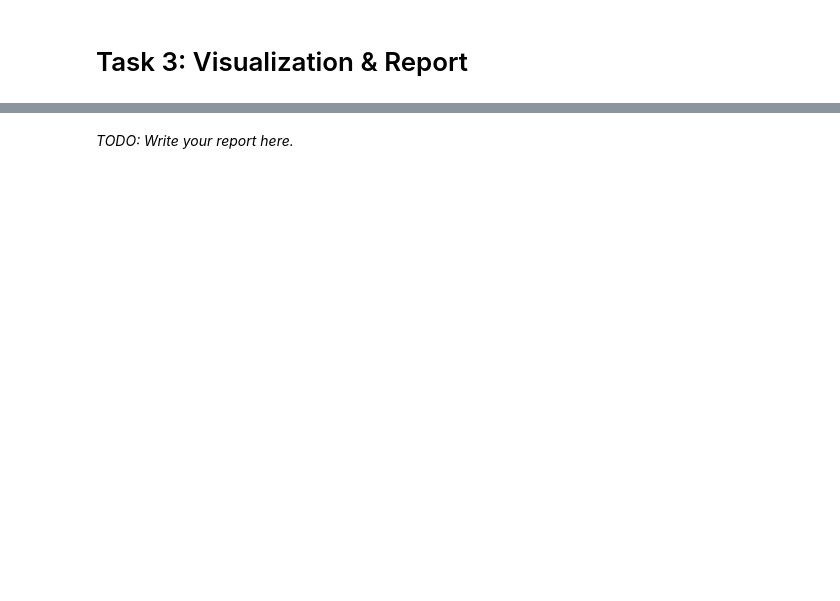
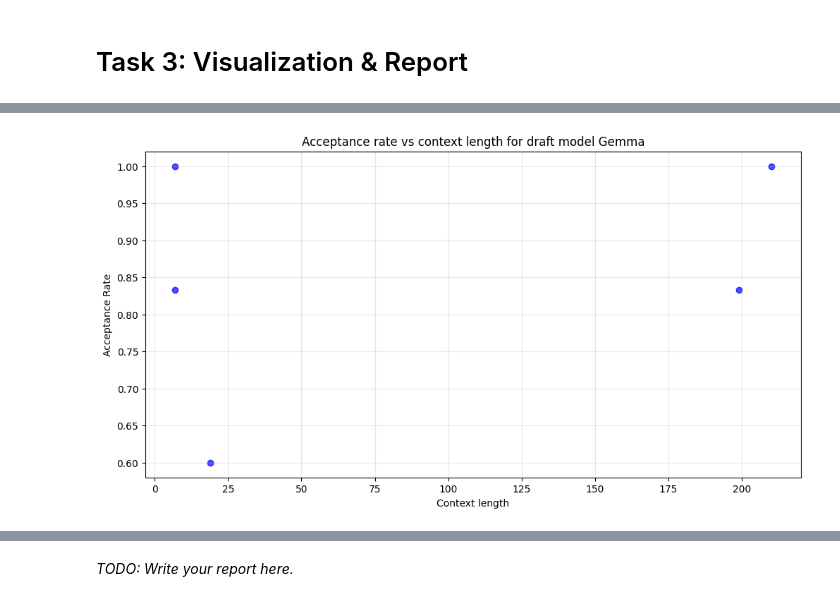
Before and after one commit to MichalSlowakiewicz/NLP, a Jupyter notebook: nlp_hw1_speculative_decoding.ipynb, the cells around one changed output, grey strips where cells are left out. Cells and saved outputs as stored; diff of their text form; code cells hidden in the pictures; blank space fills up the shorter version.

```diff
--- a/nlp_hw1_speculative_decoding.ipynb
+++ b/nlp_hw1_speculative_decoding.ipynb
@@ -309,0 +407,10 @@ print("Average time difference (speculative decoding - standard time):", sum(tim
+# %%
+plt.figure(figsize=(12,6))
+plt.scatter(context_lengths_gemma, sequence_acceptance_rates_gemma, alpha=0.7, color='blue')
+plt.title("Acceptance rate vs context length for draft model Gemma")
+plt.xlabel("Context length")
+plt.ylabel("Acceptance Rate")
+plt.grid(True, alpha=0.3)
+plt.show()
+# %% [output]
+[figure, added]
```
Also changed, not shown: parts of 16 cells of this notebook.
